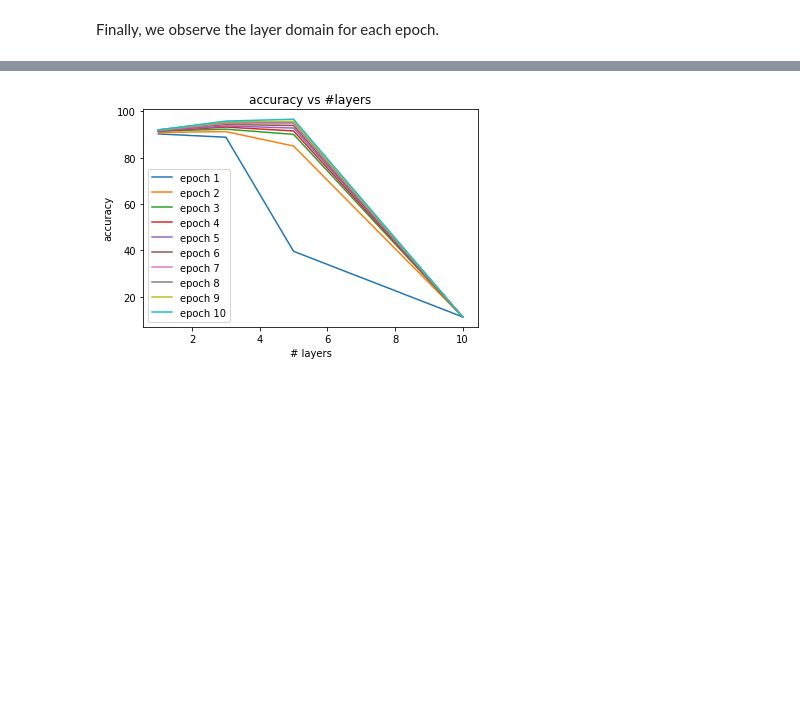
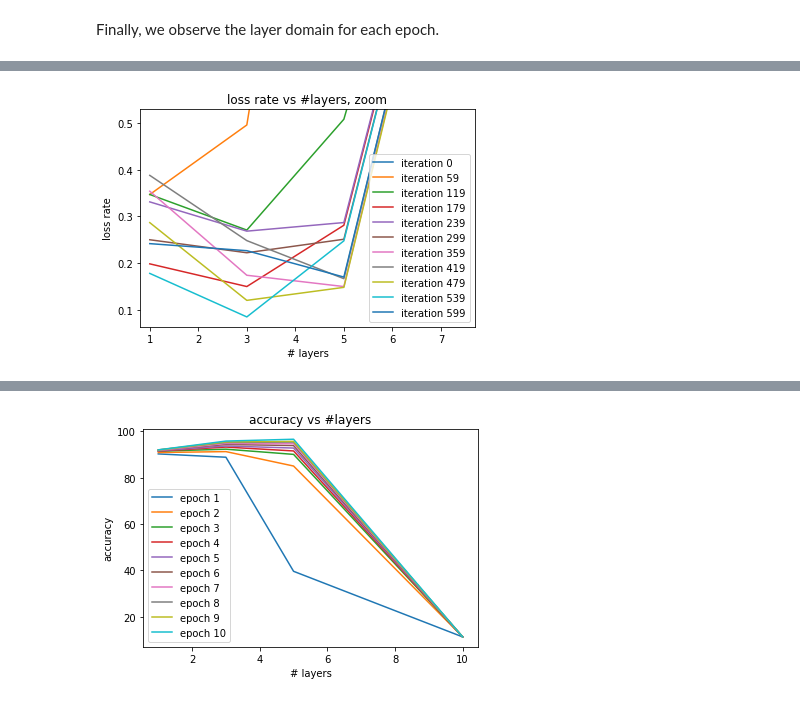
Before and after one commit to lduran2/CIS3715_DataScience_2022, a Jupyter notebook: Lab10/Lab10.ipynb, the cells around one changed output, grey strips where cells are left out. Cells and saved outputs as stored; diff of their text form; code cells hidden in the pictures; blank space fills up the shorter version.

```diff
--- a/Lab10/Lab10.ipynb
+++ b/Lab10/Lab10.ipynb
@@ -772,3 +807,25 @@ we observe the layer domain for each epoch.
+# %%
+fig, ax = plt.subplots(1, 1)
+ax.plot(losses2_vs_layers)
+ax.set_title('loss rate vs #layers, zoom')
+ax.set_xlabel('# layers')
+ax.set_ylabel('loss rate')
+ax.legend(tuple('iteration {}'.format(k) for k in I_EPOCH_ITERS))
+#zoom in into > 2 layers
+losses2_vs_layers_zoom = losses2_vs_layers[I_EPOCH_ITERS[2:]][:-1]
+zoom_min = losses2_vs_layers_zoom.min().min()
+zoom_max = losses2_vs_layers_zoom.max().max()
+#add about 1/10 margin
+zoom_range = (zoom_max - zoom_min)
+zoom_min -= zoom_range/20
+zoom_max += zoom_range/20
+zoom_max = min(zoom_max, 100)
+ax.set_ylim((zoom_min, zoom_max))
+#ignore epoch 10 as well
+ax.set_xlim((0.8, 7.7))
+fig.show()
+# %% [output]
+[figure, added]
 # %%
 #transpose the accuracies
 #rename indices to just the # of layers without unit
```
Also changed, not shown: parts of 5 cells of this notebook.
